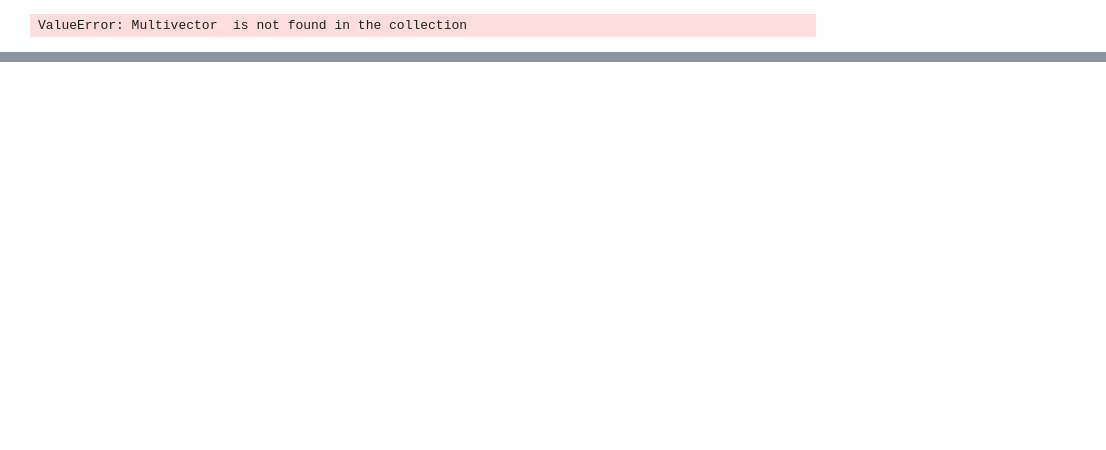
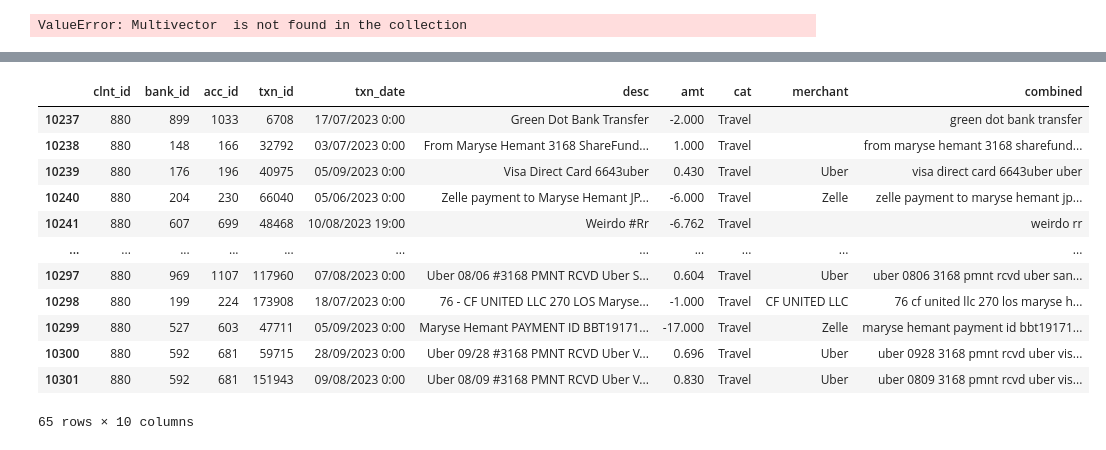
Before and after one commit to dineshram0212/bank-transaction-agent, a Jupyter notebook: data_retrival.ipynb, the cells around one changed output, grey strips where cells are left out. Cells and saved outputs as stored; diff of their text form; code cells hidden in the pictures; blank space fills up the shorter version.

```diff
--- a/data_retrival.ipynb
+++ b/data_retrival.ipynb
@@ -514,0 +529,18 @@ ValueError: Multivector  is not found in the collection
+# %%
+results = store.search("uber", client_id=880, category="Travel", k=200)
+# %%
+results
+# %% [output]
+|  | clnt_id | bank_id | acc_id | txn_id | txn_date | desc | amt | cat | merchant | combined |
+| 10237 | 880 | 899 | 1033 | 6708 | 17/07/2023 0:00 | Green Dot Bank Transfer | -2.000 | Travel |  | green dot bank transfer |
+| 10238 | 880 | 148 | 166 | 32792 | 03/07/2023 0:00 | From Maryse Hemant 3168 ShareFund... | 1.000 | Travel |  | from maryse hemant 3168 sharefund... |
+| 10239 | 880 | 176 | 196 | 40975 | 05/09/2023 0:00 | Visa Direct Card 6643uber | 0.430 | Travel | Uber | visa direct card 6643uber uber |
+| 10240 | 880 | 204 | 230 | 66040 | 05/06/2023 0:00 | Zelle payment to Maryse Hemant JP... | -6.000 | Travel | Zelle | zelle payment to maryse hemant jp... |
+| 10241 | 880 | 607 | 699 | 48468 | 10/08/2023 19:00 | Weirdo #Rr | -6.762 | Travel |  | weirdo rr |
+| ... | ... | ... | ... | ... | ... | ... | ... | ... | ... | ... |
+| 10297 | 880 | 969 | 1107 | 117960 | 07/08/2023 0:00 | Uber 08/06 #3168 PMNT RCVD Uber S... | 0.604 | Travel | Uber | uber 0806 3168 pmnt rcvd uber san... |
+| 10298 | 880 | 199 | 224 | 173908 | 18/07/2023 0:00 | 76 - CF UNITED LLC 270 LOS Maryse... | -1.000 | Travel | CF UNITED LLC | 76 cf united llc 270 los maryse h... |
+| 10299 | 880 | 527 | 603 | 47711 | 05/09/2023 0:00 | Maryse Hemant PAYMENT ID BBT19171... | -17.000 | Travel | Zelle | maryse hemant payment id bbt19171... |
+| 10300 | 880 | 592 | 681 | 59715 | 28/09/2023 0:00 | Uber 09/28 #3168 PMNT RCVD Uber V... | 0.696 | Travel | Uber | uber 0928 3168 pmnt rcvd uber vis... |
+| 10301 | 880 | 592 | 681 | 151943 | 09/08/2023 0:00 | Uber 08/09 #3168 PMNT RCVD Uber V... | 0.830 | Travel | Uber | uber 0809 3168 pmnt rcvd uber vis... |
+65 rows × 10 columns
```
Also changed, not shown: parts of 14 cells of this notebook, 6 other files.
